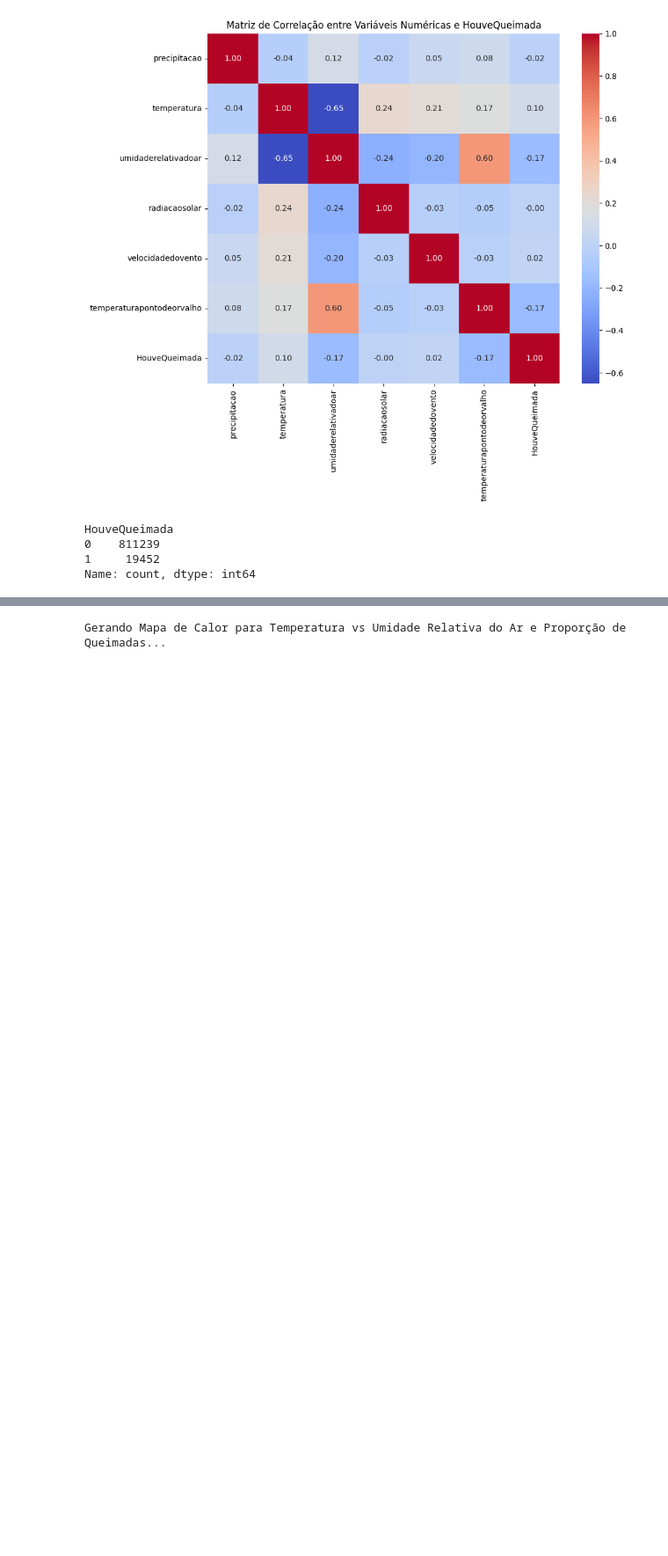
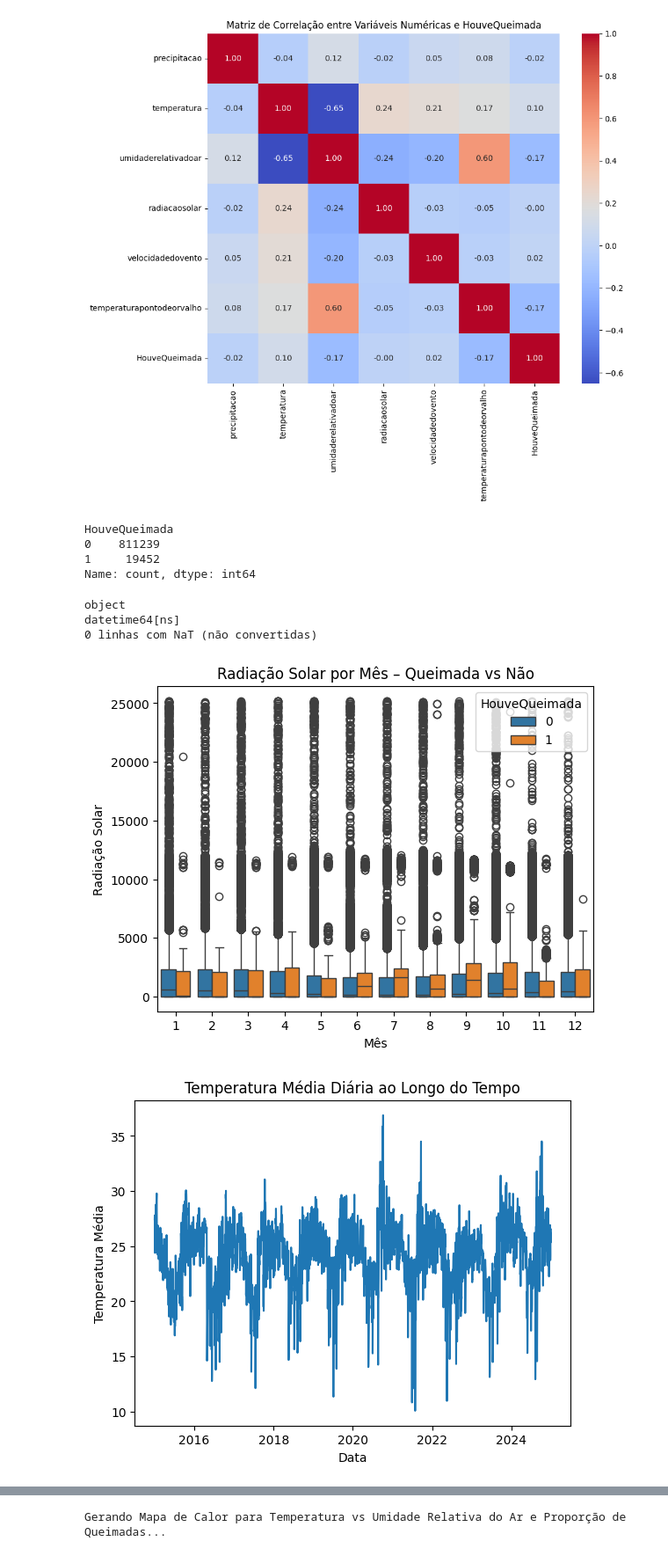
Before and after one commit to costaer/PIQueimadas, a Jupyter notebook: PIQueimadas.ipynb, the cells around one changed output, grey strips where cells are left out. Shown at 88% size. Saved outputs shown, nothing was run; the diff lists cells and outputs as text; code cells hidden in the pictures; blank space fills up the shorter version.

```diff
--- a/PIQueimadas.ipynb
+++ b/PIQueimadas.ipynb
@@ -1061,3 +1080,41 @@ HouveQueimada
 0    811239
 1     19452
 Name: count, dtype: int64
+# %%
+# Verificar o tipo
+print(df_sem_nulos["datahoramedicao"].dtype)
+
+# Tentar converter para datetime
+df_sem_nulos["datahoramedicao"] = pd.to_datetime(
+    df_sem_nulos["datahoramedicao"],
+    errors="coerce"   # valores inválidos viram NaT
+)
+# Verificar de novo
+print(df_sem_nulos["datahoramedicao"].dtype)
+
+# Verificar se há linhas que falharam na conversão
+print(df_sem_nulos["datahoramedicao"].isna().sum(), "linhas com NaT (não convertidas)")
+
+# Extrair mês (ou dia, hora) se quiser
+df_sem_nulos["mes"] = df_sem_nulos["datahoramedicao"].dt.month
+
+# Boxplot da radiação solar por mês, separado por queimada vs não
+sns.boxplot(x="mes", y="radiacaosolar", hue="HouveQueimada", data=df_sem_nulos)
+plt.title("Radiação Solar por Mês – Queimada vs Não")
+plt.xlabel("Mês")
+plt.ylabel("Radiação Solar")
+plt.show()
+
+# Linha de série: média da temperatura ao longo do tempo — opcional
+df_time = df_sem_nulos.set_index("datahoramedicao").resample("D")["temperatura"].mean().reset_index()
+plt.plot(df_time["datahoramedicao"], df_time["temperatura"])
+plt.title("Temperatura Média Diária ao Longo do Tempo")
+plt.xlabel("Data")
+plt.ylabel("Temperatura Média")
+plt.show()
+# %% [output]
+object
+datetime64[ns]
+0 linhas com NaT (não convertidas)
+[figure, added]
+[figure, added]
```
Also changed, not shown: parts of 26 cells of this notebook.
